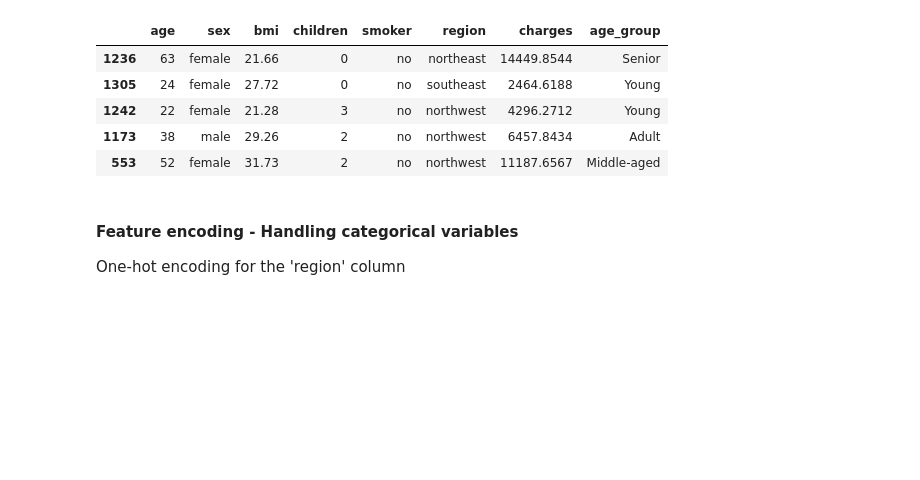
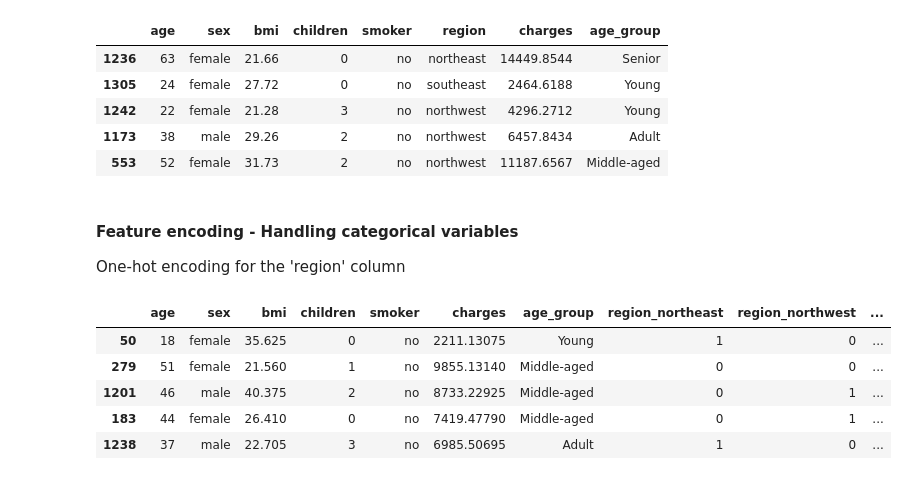
Before and after one commit to BillyGareth/ML-HealthInsurance, a Jupyter notebook: US-Health-Insurance.ipynb, the cells around one changed output. Saved outputs shown, nothing was run; the diff lists cells and outputs as text; code cells hidden in the pictures; blank space fills up the shorter version.

```diff
--- a/US-Health-Insurance.ipynb
+++ b/US-Health-Insurance.ipynb
@@ -229,3 +229,13 @@ See the caveats in the documentation: https://pandas.pydata.org/pandas-docs/stab
 #### Feature encoding - Handling categorical variables
 
 One-hot encoding for the 'region' column
+# %%
+df_encoded = pd.get_dummies(df_cleaned, columns=['region'], prefix='region', dtype=int)
+df_encoded.sample(5)
+# %% [output]
+|  | age | sex | bmi | children | smoker | charges | age_group | region_northeast | region_northwest | ... |
+| 50 | 18 | female | 35.625 | 0 | no | 2211.13075 | Young | 1 | 0 | ... |
+| 279 | 51 | female | 21.560 | 1 | no | 9855.13140 | Middle-aged | 0 | 0 | ... |
+| 1201 | 46 | male | 40.375 | 2 | no | 8733.22925 | Middle-aged | 0 | 1 | ... |
+| 183 | 44 | female | 26.410 | 0 | no | 7419.47790 | Middle-aged | 0 | 1 | ... |
+| 1238 | 37 | male | 22.705 | 3 | no | 6985.50695 | Adult | 1 | 0 | ... |
```
Also changed, not shown: parts of 2 cells of this notebook.
